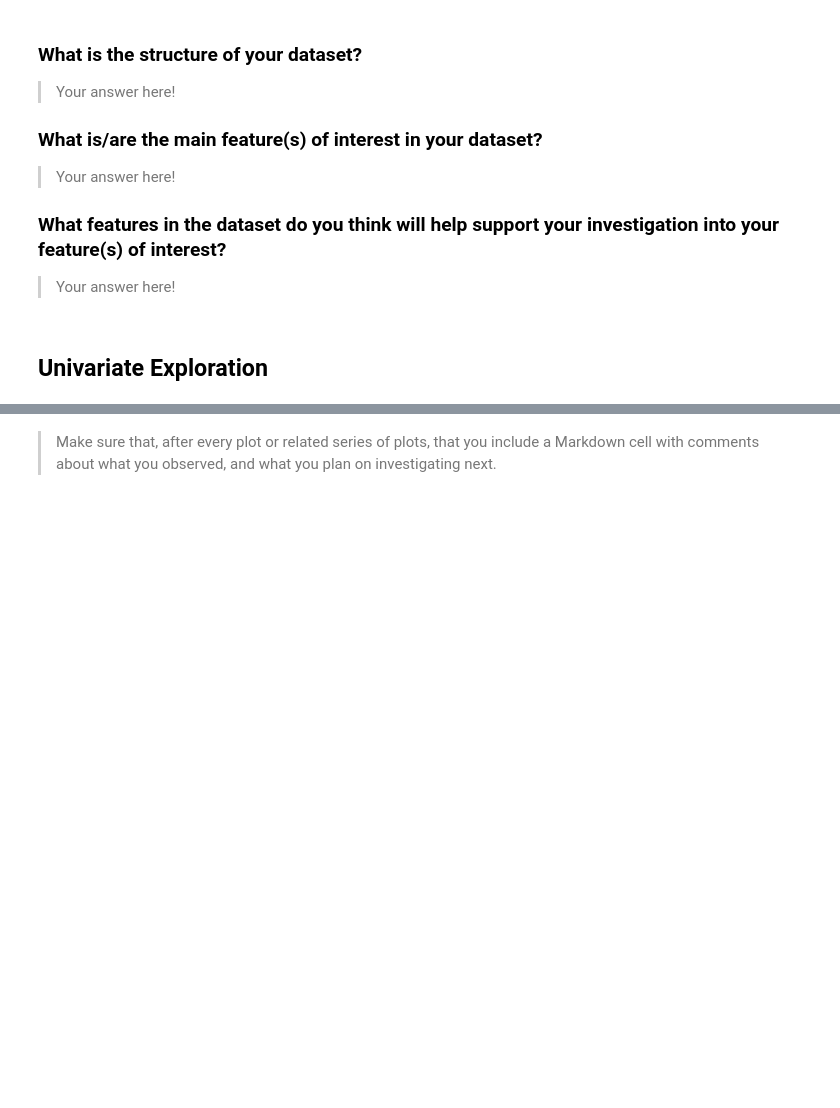
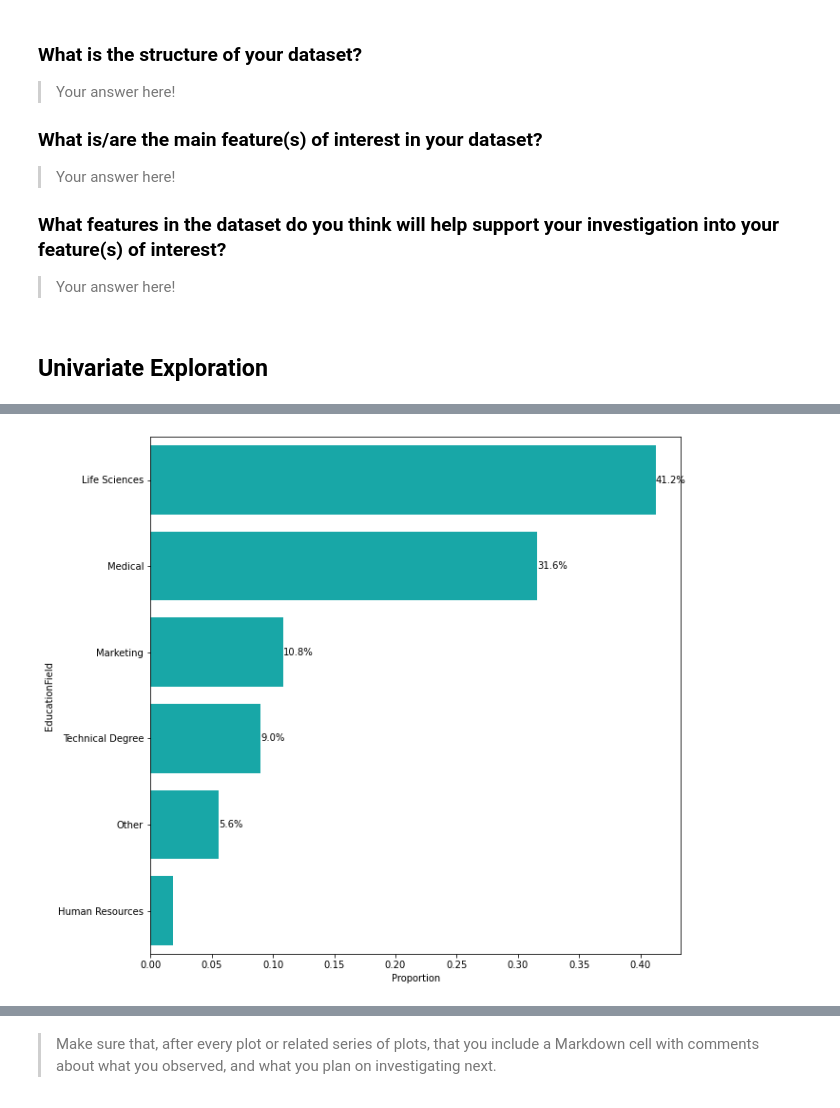
Before and after one commit to yufrances90/Communicate-Data-Findings, a Jupyter notebook: exploration_2.ipynb, the cells around one changed output, grey strips where cells are left out. Cells and saved outputs as stored; diff of their text form; code cells hidden in the pictures; blank space fills up the shorter version.

```diff
--- a/exploration_2.ipynb
+++ b/exploration_2.ipynb
@@ -147,3 +147,36 @@ plt.show()
+# %%
+education_field_counts = df['EducationField'].value_counts()
+
+n = df.shape[0]
+
+max_education_field_count = education_field_counts.iloc[0]
+
+max_prop = max_education_field_count / n
+
+tick_props = np.arange(0, max_prop, 0.05)
+tick_names = ['{:0.2f}'.format(v) for v in tick_props]
+
+ax = sns.countplot(
+    data=df,
+    y='EducationField',
+    color='c',
+    order=df['EducationField'].value_counts().index)
+
+
+labels = [item.get_text() for item in ax.get_yticklabels()]
+
+ax.set_yticklabels(labels)
+plt.xticks(tick_props * n, tick_names)
+plt.xlabel("Proportion")
+
+for i in range(education_counts.shape[0]):
+    count = education_field_counts.iloc[i]
+    pct_string = '{:0.1f}%'.format(100*count/n)
+    plt.text(count, i, pct_string, va='center')
+
+plt.show()
+# %% [output]
+[figure, added]
 # %%
 gender_counts = df['Gender'].value_counts()
 
```
Also changed, not shown: parts of 8 cells of this notebook.
